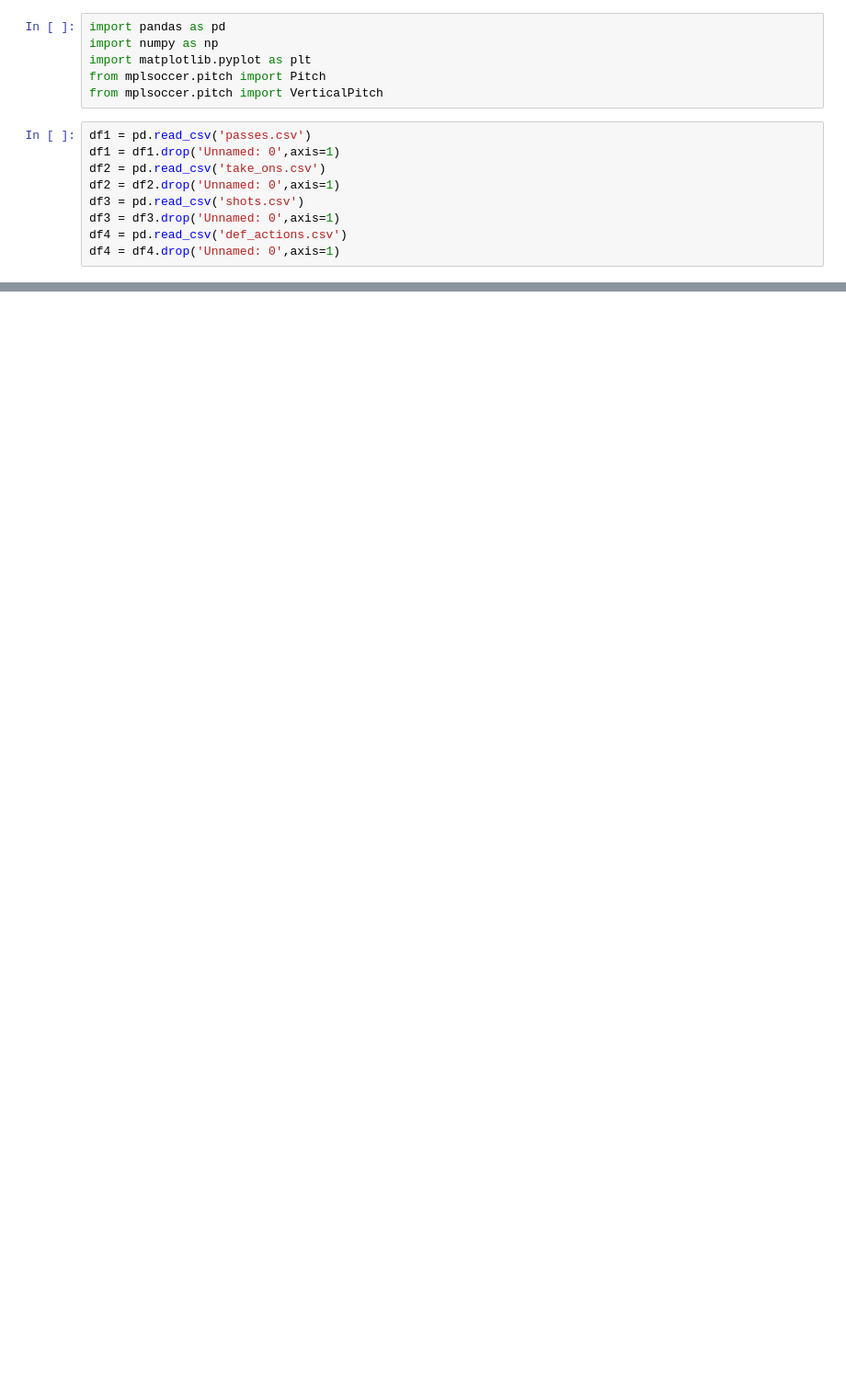
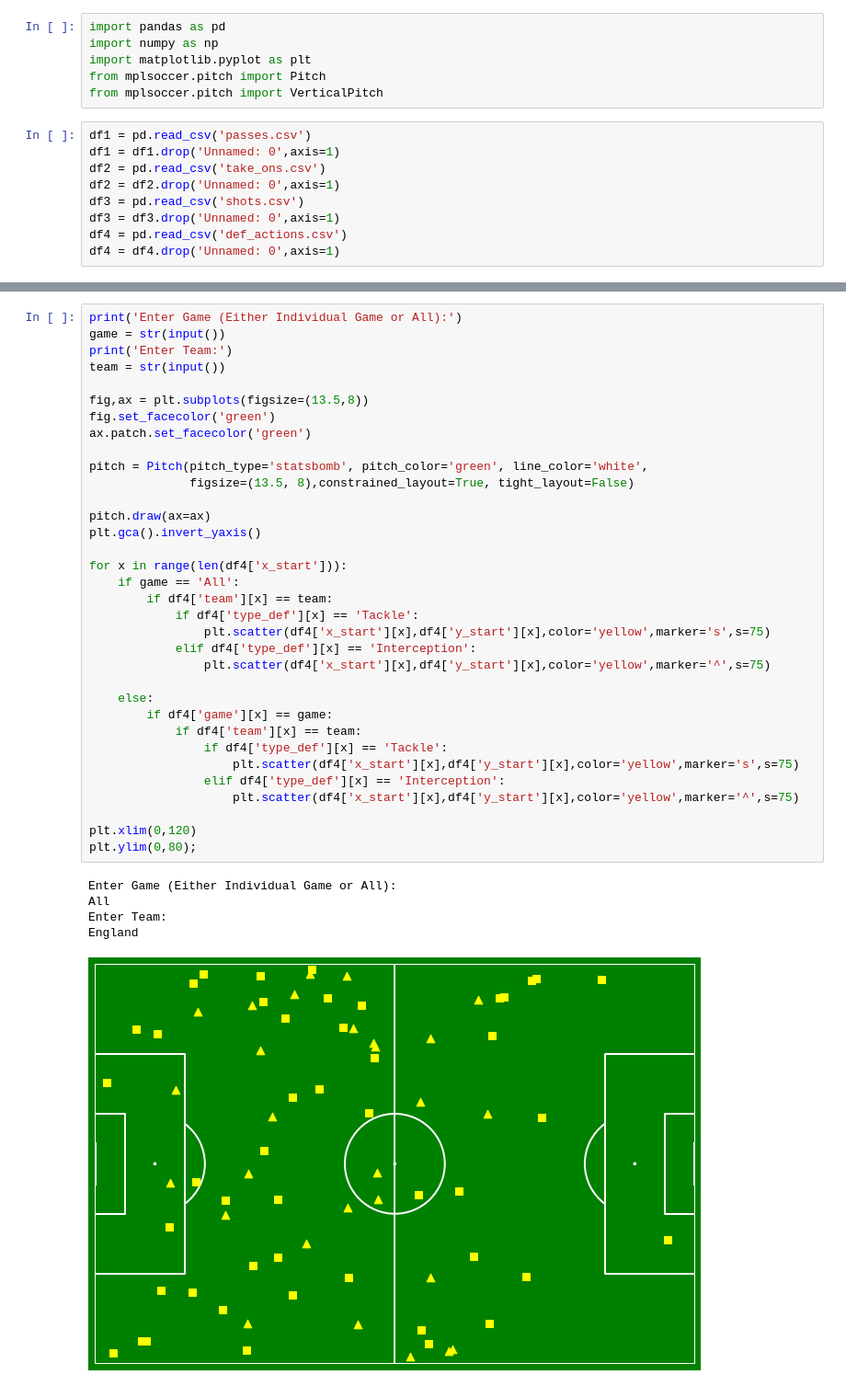
Before and after one commit to jgraver7/MDS-Project, a Jupyter notebook: Basic Interactive Visualisations.ipynb, the cells around one changed output, grey strips where cells are left out. Shown at 92% size. Cells and saved outputs as stored; diff of their text form; blank space fills up the shorter version.

```diff
--- a/Basic Interactive Visualisations.ipynb
+++ b/Basic Interactive Visualisations.ipynb
@@ -179,0 +161,40 @@ plt.ylim(60,120);
+# %%
+print('Enter Game (Either Individual Game or All):')
+game = str(input())
+print('Enter Team:')
+team = str(input())
+
+fig,ax = plt.subplots(figsize=(13.5,8))
+fig.set_facecolor('green')
+ax.patch.set_facecolor('green')
+
+pitch = Pitch(pitch_type='statsbomb', pitch_color='green', line_color='white',
+              figsize=(13.5, 8),constrained_layout=True, tight_layout=False)
+
+pitch.draw(ax=ax)
+plt.gca().invert_yaxis()
+
+for x in range(len(df4['x_start'])):
+    if game == 'All':
+        if df4['team'][x] == team:
+            if df4['type_def'][x] == 'Tackle':
+                plt.scatter(df4['x_start'][x],df4['y_start'][x],color='yellow',marker='s',s=75)
+            elif df4['type_def'][x] == 'Interception':
+                plt.scatter(df4['x_start'][x],df4['y_start'][x],color='yellow',marker='^',s=75)
+
+    else:
+        if df4['game'][x] == game:
+            if df4['team'][x] == team:
+                if df4['type_def'][x] == 'Tackle':
+                    plt.scatter(df4['x_start'][x],df4['y_start'][x],color='yellow',marker='s',s=75)
+                elif df4['type_def'][x] == 'Interception':
+                    plt.scatter(df4['x_start'][x],df4['y_start'][x],color='yellow',marker='^',s=75)
+
+plt.xlim(0,120)
+plt.ylim(0,80);
+# %% [output]
+Enter Game (Either Individual Game or All):
+All
+Enter Team:
+England
+[figure, added]
```
Also changed, not shown: parts of 4 cells of this notebook, 10 other files.
